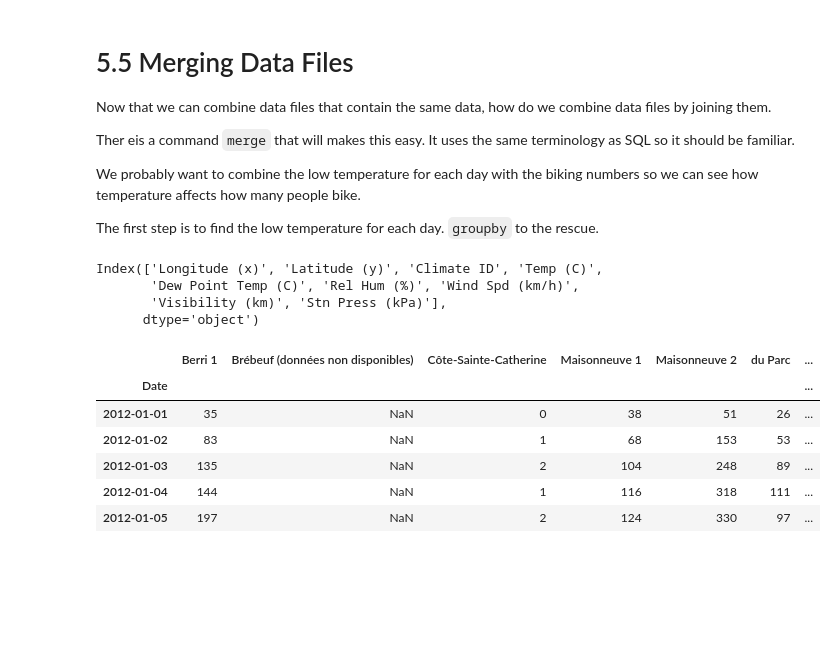
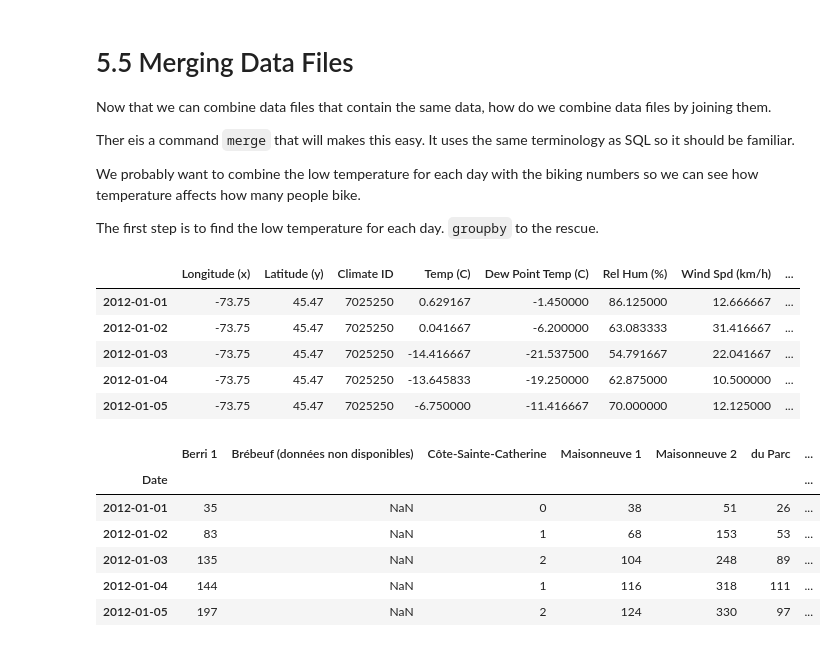
Before and after one commit to statuser/MBA656AWebsite, a Jupyter notebook: Lecture Examples/PANDAS and Matplotlib Lecture/PANDAS and Matplotlib Continued.ipynb, the cells around one changed output. Cells and saved outputs as stored; diff of their text form; code cells hidden in the pictures; blank space fills up the shorter version.

```diff
--- a/Lecture Examples/PANDAS and Matplotlib Lecture/PANDAS and Matplotlib Continued.ipynb
+++ b/Lecture Examples/PANDAS and Matplotlib Lecture/PANDAS and Matplotlib Continued.ipynb
@@ -612,11 +618,13 @@ We probably want to combine the low temperature for each day with the biking num
 
 The first step is to find the low temperature for each day.  `groupby` to the rescue.
 # %%
-weather_daily_min = weather_2012.groupby(weather_2012.index.date).min('Temp (C)')
+weather_daily_min = weather_2012.groupby(weather_2012.index.date).mean('Temp (C)')
 weather_daily_min[:5]
 # %% [output]
-Index(['Longitude (x)', 'Latitude (y)', 'Climate ID', 'Temp (C)',
-       'Dew Point Temp (C)', 'Rel Hum (%)', 'Wind Spd (km/h)',
-       'Visibility (km)', 'Stn Press (kPa)'],
-      dtype='object')
+|  | Longitude (x) | Latitude (y) | Climate ID | Temp (C) | Dew Point Temp (C) | Rel Hum (%) | Wind Spd (km/h) | ... |
+| 2012-01-01 | -73.75 | 45.47 | 7025250 | 0.629167 | -1.450000 | 86.125000 | 12.666667 | ... |
+| 2012-01-02 | -73.75 | 45.47 | 7025250 | 0.041667 | -6.200000 | 63.083333 | 31.416667 | ... |
+| 2012-01-03 | -73.75 | 45.47 | 7025250 | -14.416667 | -21.537500 | 54.791667 | 22.041667 | ... |
+| 2012-01-04 | -73.75 | 45.47 | 7025250 | -13.645833 | -19.250000 | 62.875000 | 10.500000 | ... |
+| 2012-01-05 | -73.75 | 45.47 | 7025250 | -6.750000 | -11.416667 | 70.000000 | 12.125000 | ... |
 # %%
```
Also changed, not shown: parts of 8 cells of this notebook, 2 other files.
